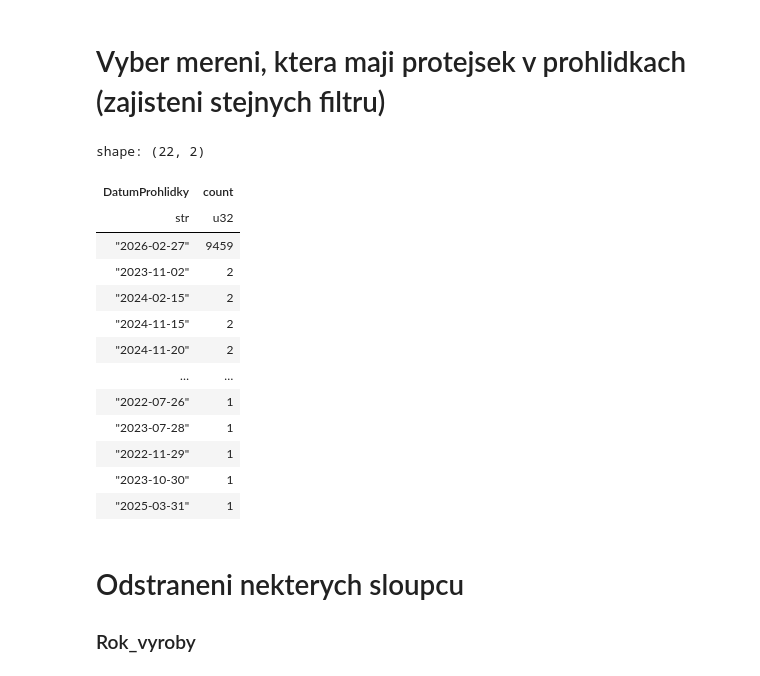
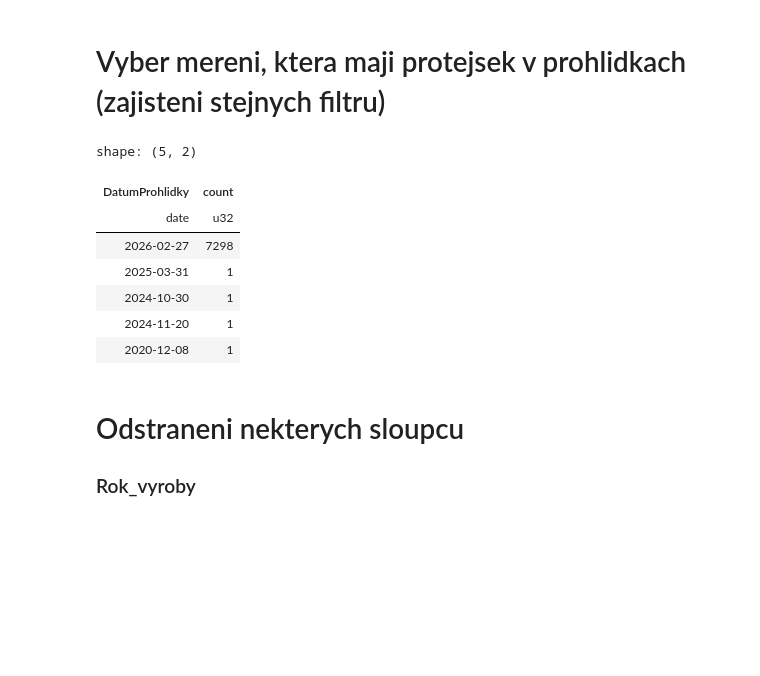
Before and after one commit to opendatalabcz/emissions-data-analysis-cz, a Jupyter notebook: kod/explorace/mereni_exploration.ipynb, the cells around one changed output. Saved outputs shown, nothing was run; the diff lists cells and outputs as text; code cells hidden in the pictures; blank space fills up the shorter version.

```diff
--- a/kod/explorace/mereni_exploration.ipynb
+++ b/kod/explorace/mereni_exploration.ipynb
@@ -75,31 +77,25 @@ df = cast_mereni(df)
 # %% [markdown]
 # Vyber mereni, ktera maji protejsek v prohlidkach (zajisteni stejnych filtru)
 # %%
-lf_prohlidky = pl.scan_parquet(r'kod\data\extracted\prohlidky_vozidel_stk_a_sme\parquet', schema=prohlidky_schema)
+lf_prohlidky = pl.scan_parquet(r"kod\data\processed\prohlidky_clean.parquet")
 id_prohlidky_series = lf_prohlidky.select('CisloProtokolu').unique().collect(engine='streaming').get_column('CisloProtokolu')
 
 if PRINT:
     id_prohlidky = set(id_prohlidky_series)
     id_mereni = set(df.get_column('CisloProtokolu'))
     orphan = list(id_prohlidky - id_mereni)
     display(lf_prohlidky.filter(pl.col('CisloProtokolu').is_in(orphan)).collect(engine='streaming')['DatumProhlidky'].value_counts(sort=True))
 
 df = df.join(id_prohlidky_series.to_frame("CisloProtokolu"), on="CisloProtokolu", how="semi")
 # %% [output]
-shape: (22, 2)
+shape: (5, 2)
 | DatumProhlidky | count |
-| str | u32 |
-| "2026-02-27" | 9459 |
-| "2023-11-02" | 2 |
-| "2024-02-15" | 2 |
-| "2024-11-15" | 2 |
-| "2024-11-20" | 2 |
-| … | … |
-| "2022-07-26" | 1 |
-| "2023-07-28" | 1 |
-| "2022-11-29" | 1 |
-| "2023-10-30" | 1 |
-| "2025-03-31" | 1 |
+| date | u32 |
+| 2026-02-27 | 7298 |
+| 2025-03-31 | 1 |
+| 2024-10-30 | 1 |
+| 2024-11-20 | 1 |
+| 2020-12-08 | 1 |
 # %% [markdown]
 # Odstraneni nekterych sloupcu
 ### Rok_vyroby
```
Also changed, not shown: parts of 32 cells of this notebook, 38 other files.
